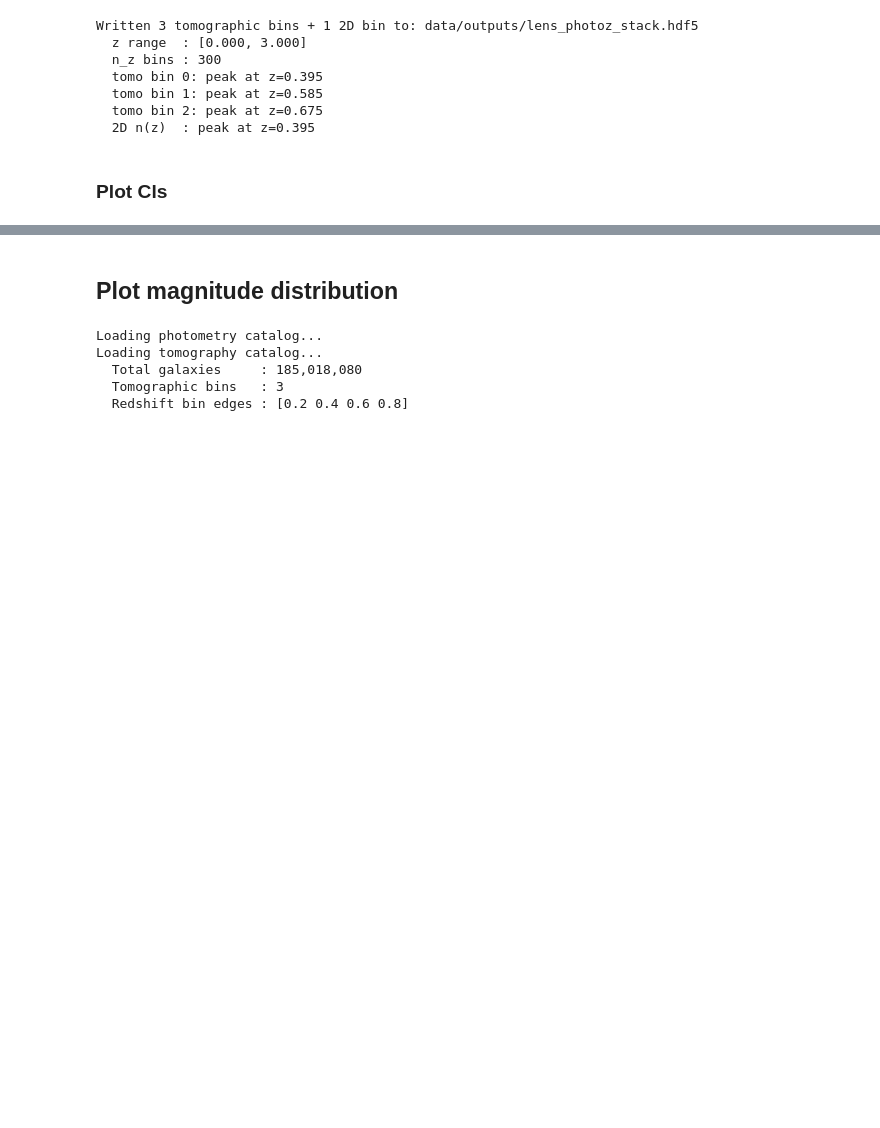
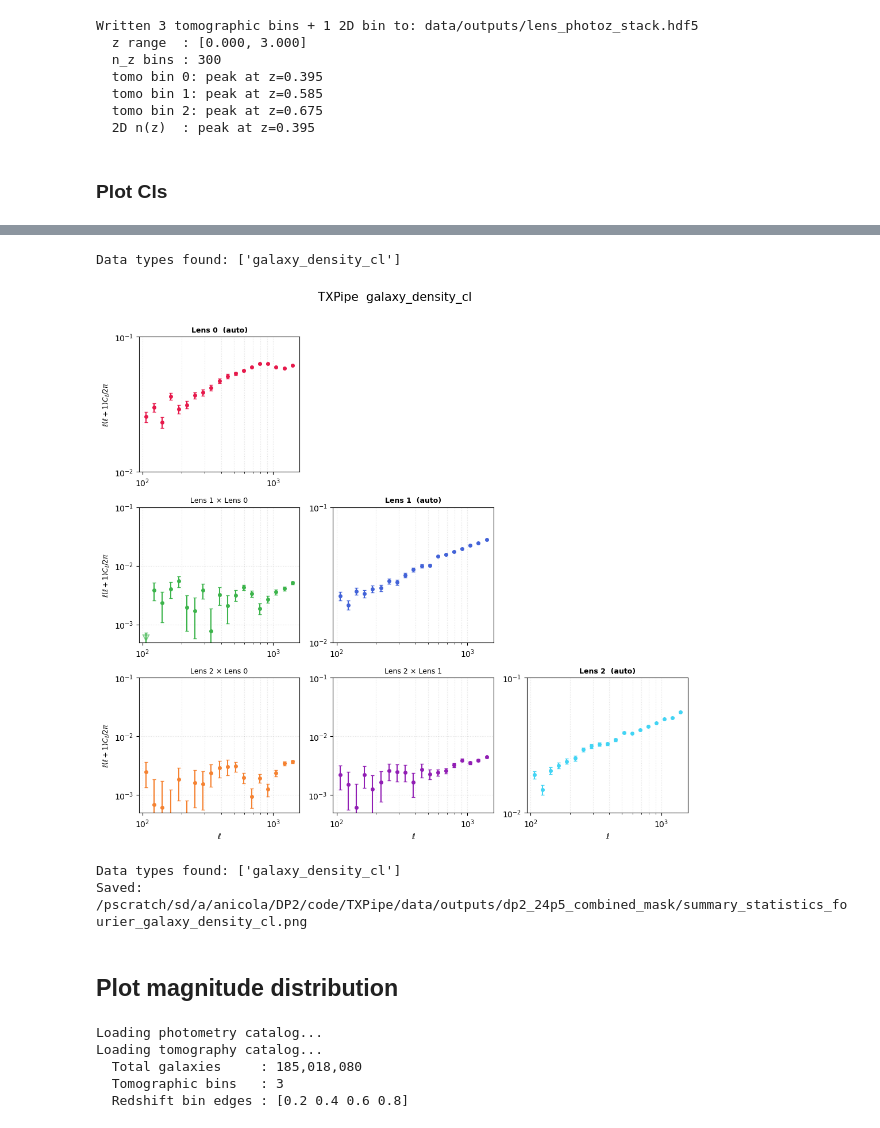
Before and after one commit to LSSTDESC/TXPipe, a Jupyter notebook: txpipe_util.ipynb, the cells around one changed output, grey strips where cells are left out. Saved outputs shown, nothing was run; the diff lists cells and outputs as text; code cells hidden in the pictures; blank space fills up the shorter version.

```diff
--- a/txpipe_util.ipynb
+++ b/txpipe_util.ipynb
@@ -739,3 +746,15 @@ Data types found: ['galaxy_density_cl']
+# %%
+sacc_file = '/pscratch/sd/a/anicola/DP2/code/TXPipe/data/outputs/dp2_24p5_combined_mask/summary_statistics_fourier.sacc'
+# %%
+output_path = '/pscratch/sd/a/anicola/DP2/code/TXPipe/data/outputs/dp2_24p5_combined_mask/summary_statistics_fourier.png'
+# %%
+plot_cls(sacc_file, None)
+plot_cls(sacc_file, output_path)
+# %% [output]
+Data types found: ['galaxy_density_cl']
+[figure, added]
+Data types found: ['galaxy_density_cl']
+Saved: /pscratch/sd/a/anicola/DP2/code/TXPipe/data/outputs/dp2_24p5_combined_mask/summary_statistics_fourier_galaxy_density_cl.png
 # %% [markdown]
 ## Plot magnitude distribution
 # %%
```
Also changed, not shown: parts of 15 cells of this notebook, 1 other file.
